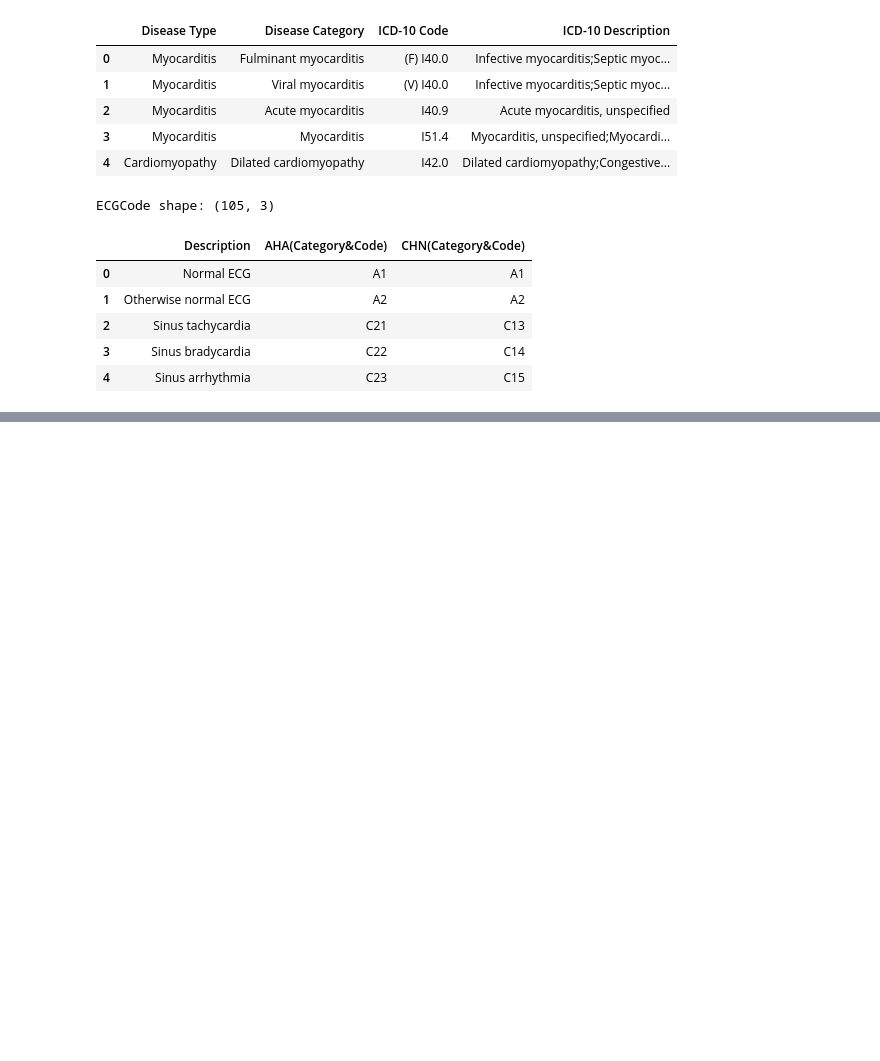
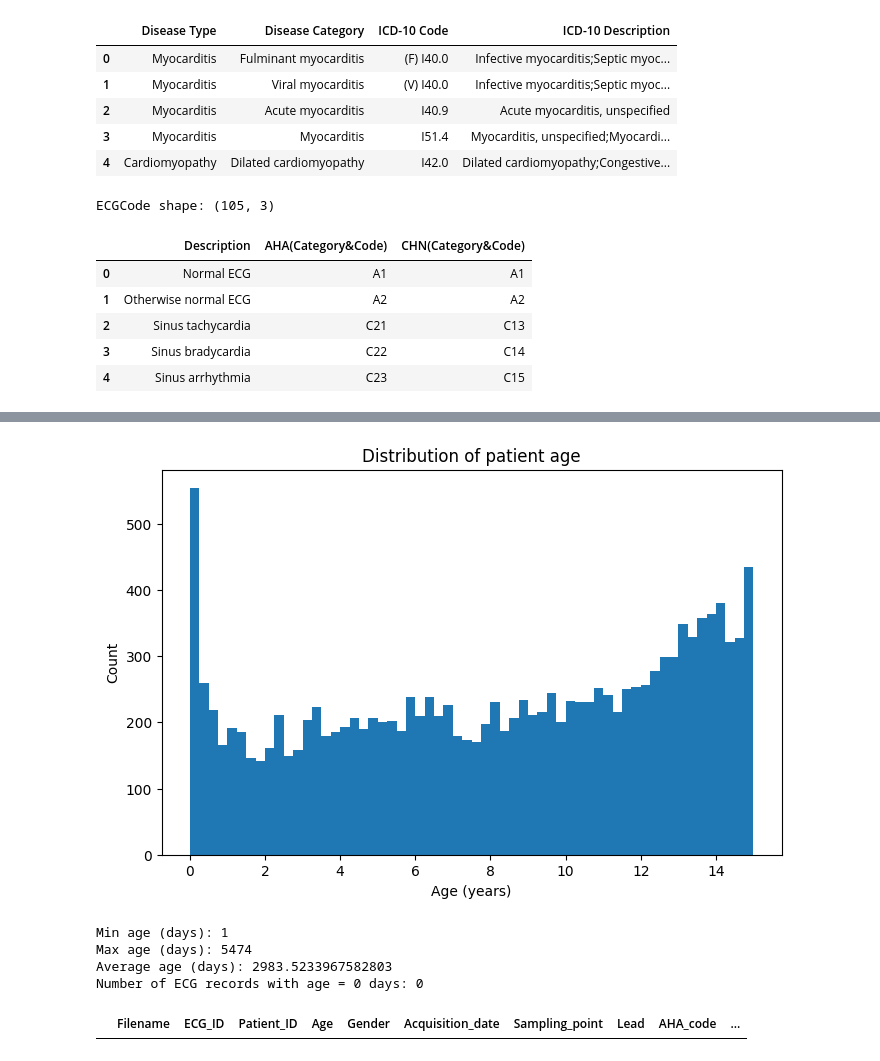
Before and after one commit to kiril-buga/Neural-Network-Training-Project, a Jupyter notebook: Deeplearning.ipynb, the cells around one changed output, grey strips where cells are left out. Saved outputs shown, nothing was run; the diff lists cells and outputs as text; code cells hidden in the pictures; blank space fills up the shorter version.

```diff
--- a/Deeplearning.ipynb
+++ b/Deeplearning.ipynb
@@ -130,0 +221,28 @@ ECGCode shape: (105, 3)
+# %%
+# ===== Age distribution =====
+
+# Age is stored as "###d" (days). Convert to integer days.
+df_attr["Age_days"] = df_attr["Age"].str.replace("d", "").astype(int)
+df_attr["Age_years"] = df_attr["Age_days"] / 365
+
+plt.figure(figsize=(8,5))
+plt.hist(df_attr["Age_years"], bins=60)
+plt.xlabel("Age (years)")
+plt.ylabel("Count")
+plt.title("Distribution of patient age")
+plt.show()
+
+print("Min age (days):", df_attr["Age_days"].min())
+print("Max age (days):", df_attr["Age_days"].max())
+print("Average age (days):", df_attr["Age_days"].mean())
+
+# How many have age = 0 days?
+num_age_zero = (df_attr["Age_days"] == 0).sum()
+print("Number of ECG records with age = 0 days:", num_age_zero)
+# %% [output]
+[figure, added]
+Min age (days): 1
+Max age (days): 5474
+Average age (days): 2983.5233967582803
+Number of ECG records with age = 0 days: 0
+|  | Filename | ECG_ID | Patient_ID | Age | Gender | Acquisition_date | Sampling_point | Lead | AHA_code | ... |
```
Also changed, not shown: parts of 15 cells of this notebook.
